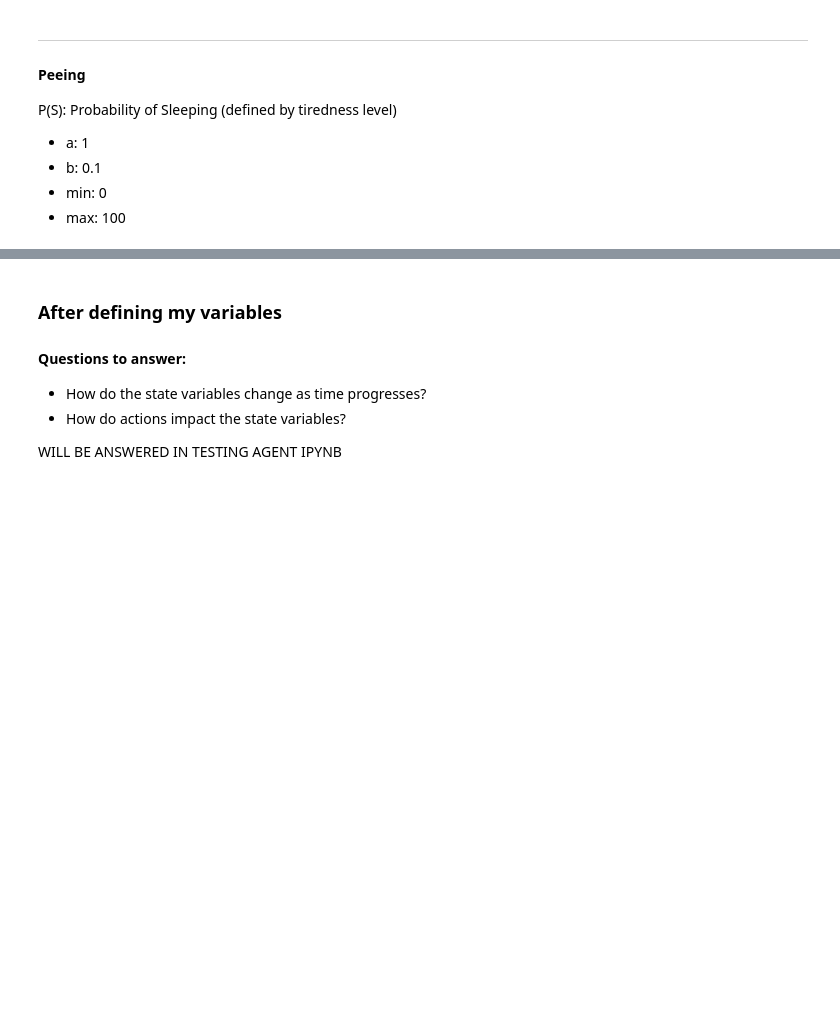
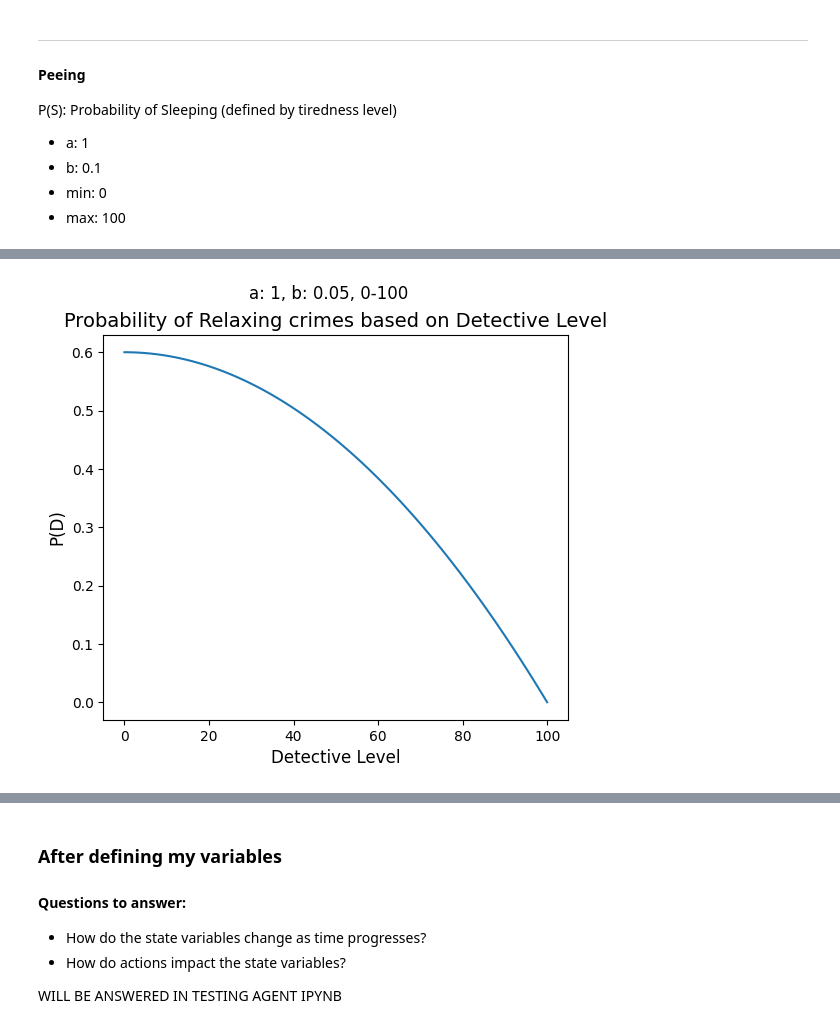
Before and after one commit to AnnieBonav/AISemesterStuff, a Jupyter notebook: Sinnielation/TestingParameters.ipynb, the cells around one changed output, grey strips where cells are left out. Cells and saved outputs as stored; diff of their text form; code cells hidden in the pictures; blank space fills up the shorter version.

```diff
--- a/Sinnielation/TestingParameters.ipynb
+++ b/Sinnielation/TestingParameters.ipynb
@@ -57,22 +57,3 @@ def exponential_function(a, b, min = 0, max = 100, points = 100, y_range_min = 0
-# %%
-x = 5  # The desired x value
-a = 1  # Amplitude
-b = 0.05  # Growth rate
-min_value = 0  # Minimum x value
-max_value = 100  # Maximum x value
-num_points = 100  # Number of points
-y_range_min = 0  # Minimum y value
-y_range_max = 100  # Maximum y value
-
-x_values, y_values = exponential_function(a, b, min_value, max_value, num_points, y_range_min, y_range_max)
-
-# Find the index of the closest x value in the x_values array
-index = np.abs(x_values - x).argmin()
-
-# Get the corresponding y value
-y = y_values[index]
-
-print(f"The y value for x = {x} is {y}")
 # %% [markdown]
 ### My probabilities :)
 
@@ -114,0 +105,16 @@ plot_function(x_values=x_values, y_values=y_values, title = "Probability of goin
+# %%
+def square_function(a = 1, b = 0, min = 0, max = 100, points = 100):
+    x_values = np.linspace(min, max, points)
+    y_values = - a * (x_values ** 2)/2 - b
+    def normalize_custom(arr, min_val, max_val):
+        min_arr = np.min(arr)
+        max_arr = np.max(arr)
+        normalized_arr = (arr - min_arr) * (max_val - min_val) / (max_arr - min_arr) + min_val
+        return normalized_arr
+    y_values = normalize_custom(y_values, 0, 0.6)
+    return x_values, y_values
+# %%
+x_values, y_values = square_function(a = 50, b = 1, min = 0, max = 100, points=100)
+plot_function(x_values=x_values, y_values=y_values, title = "Probability of Relaxing crimes based on Detective Level", y_label = "P(D)", x_label = "Detective Level", subtitle="a: 1, b: 0.05, 0-100") #save_fig=True
+# %% [output]
+[figure, added]
```
Also changed, not shown: parts of 7 cells of this notebook, 8 other files.
